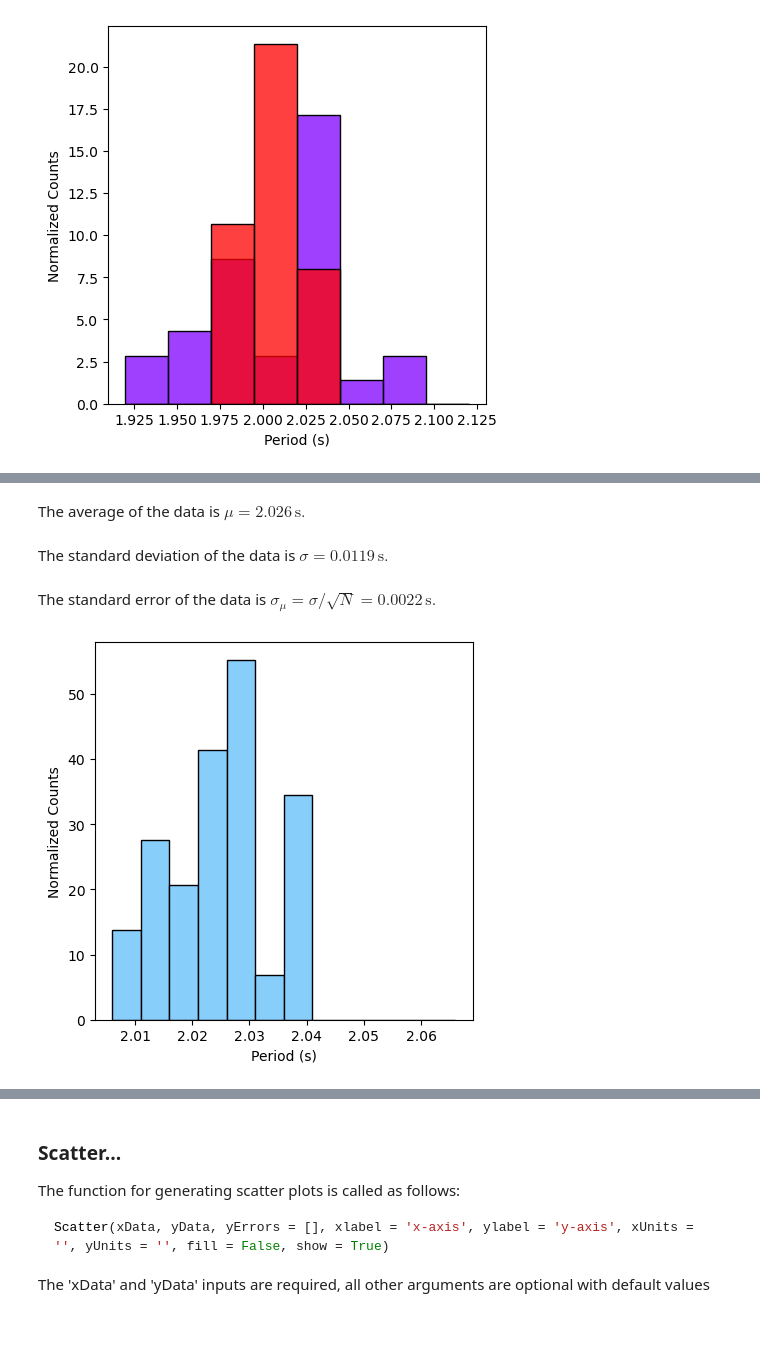
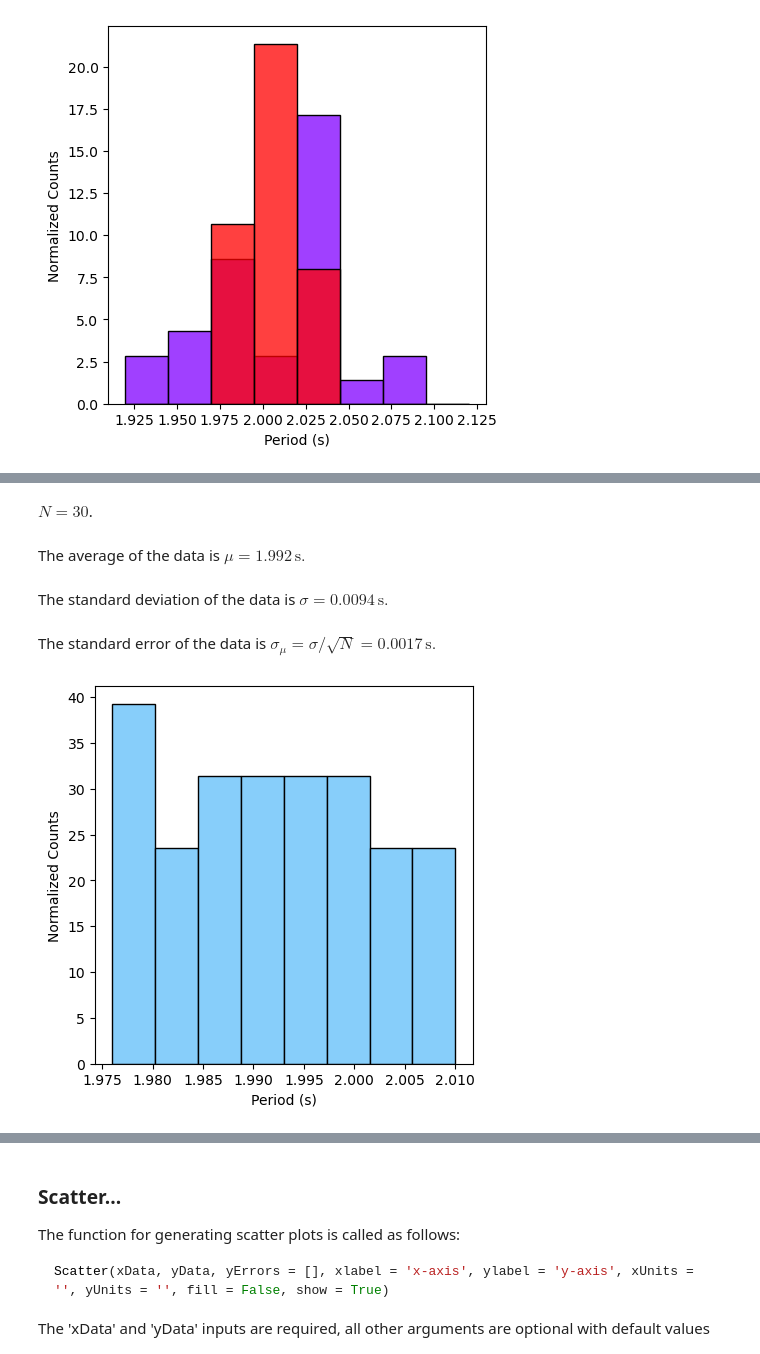
Before and after one commit to jake-bobowski/PHYS121_Functions, a Jupyter notebook: PHYS_121_Functions_demonstration.ipynb, the cells around one changed output, grey strips where cells are left out. Drawn from its saved outputs; the diff is of its cells as text; code cells hidden in the pictures; blank space fills up the shorter version.

```diff
--- a/PHYS_121_Functions_demonstration.ipynb
+++ b/PHYS_121_Functions_demonstration.ipynb
@@ -159,8 +162,9 @@ The standard error of the data is $\sigma_\mu = \sigma/\sqrt{N} = \mathrm0.0023\
 # %%
-theta30 = np.array([10.1,10.03, 10.15, 10.06, 10.11, 10.15, 10.12, 10.2, 10.07, 10.06, 10.1, 10.15, 10.12, 10.15, 10.04, 10.06, 10.19, 10.2, 10.18, 10.12, 10.14, 10.33, 10.18, 10.12, 10.12, 10.13, 10.16, 10.15, 10.08, 10.13])/5
-cnts, ctrs, mean30, stdDev, stdError30, fig30 = PHYS121.Statistics(theta30, 12, 'Period', 's', True);
+theta10 = np.array([9.89, 9.96, 9.95, 9.93, 10.02, 10.03, 9.90, 9.88, 9.99, 10.01, 9.99, 10, 9.98, 9.99, 9.97, 9.96, 9.92, 10.05, 9.98, 9.92, 10.03, 9.93, 9.97, 9.94, 9.91, 10.02, 9.93, 9.9, 9.9, 9.95])/5
+cnts, ctrs, mean10, stdDev, stdError10, fig10 = PHYS121.Statistics(theta10, 8, 'Period', 's', True)
 # %% [output]
-The average of the data is $\mu = 2.026\, \mathrm{ s }.$
+$N = 30$.
-The standard deviation of the data is $\sigma = 0.0119\, \mathrm{ s }.$
+The average of the data is $\mu = 1.992\, \mathrm{ s }.$
-The standard error of the data is $\sigma_\mu = \sigma/\sqrt{N} = \mathrm0.0022\, \mathrm{ s }.$
+The standard deviation of the data is $\sigma = 0.0094\, \mathrm{ s }.$
+The standard error of the data is $\sigma_\mu = \sigma/\sqrt{N} = \mathrm0.0017\, \mathrm{ s }.$
-[figure, old version]
+[figure, new version]
```
Also changed, not shown: parts of 16 cells of this notebook, 1 other file.
